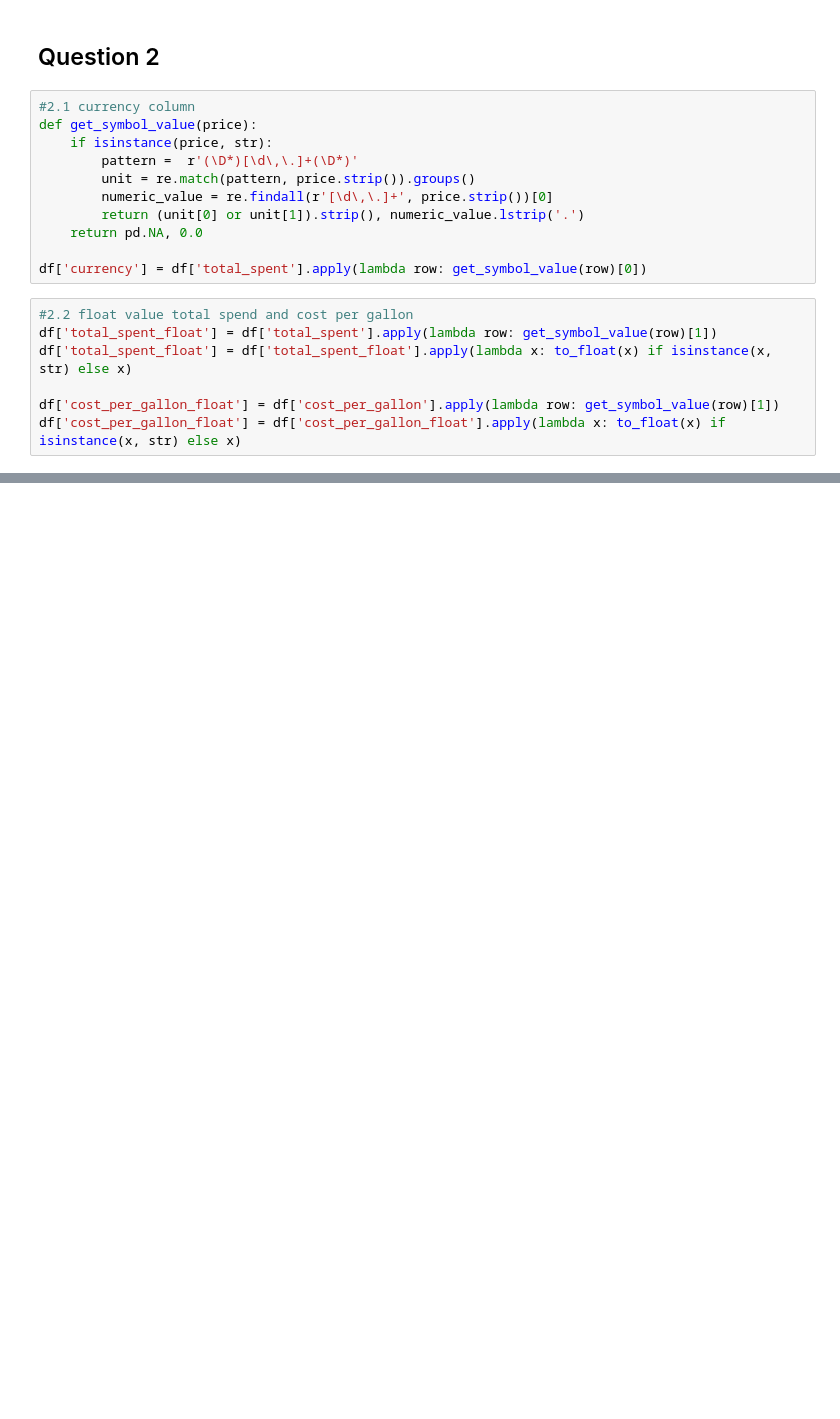
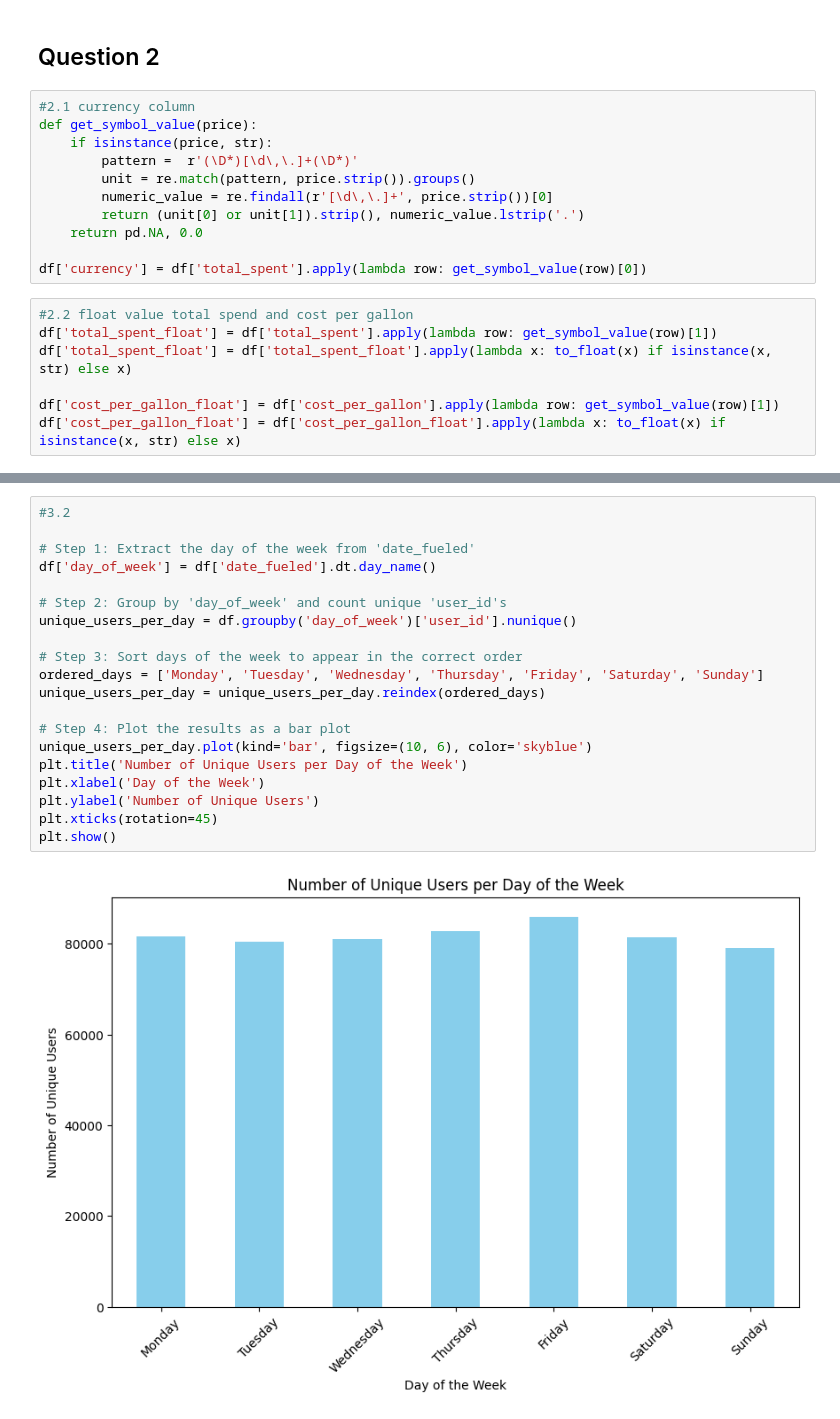
Before and after one commit to TumiJourdan/IDVE-Assignments, a Jupyter notebook: Assignment 1/main.ipynb, the cells around one changed output, grey strips where cells are left out. Cells and saved outputs as stored; diff of their text form; blank space fills up the shorter version.

```diff
--- a/Assignment 1/main.ipynb
+++ b/Assignment 1/main.ipynb
@@ -347,0 +385,22 @@ df['user_id'] = df['user_url'].apply(lambda row: get_user_info(row)[3])
+# %%
+#3.2
+
+# Step 1: Extract the day of the week from 'date_fueled'
+df['day_of_week'] = df['date_fueled'].dt.day_name()
+
+# Step 2: Group by 'day_of_week' and count unique 'user_id's
+unique_users_per_day = df.groupby('day_of_week')['user_id'].nunique()
+
+# Step 3: Sort days of the week to appear in the correct order
+ordered_days = ['Monday', 'Tuesday', 'Wednesday', 'Thursday', 'Friday', 'Saturday', 'Sunday']
+unique_users_per_day = unique_users_per_day.reindex(ordered_days)
+
+# Step 4: Plot the results as a bar plot
+unique_users_per_day.plot(kind='bar', figsize=(10, 6), color='skyblue')
+plt.title('Number of Unique Users per Day of the Week')
+plt.xlabel('Day of the Week')
+plt.ylabel('Number of Unique Users')
+plt.xticks(rotation=45)
+plt.show()
+# %% [output]
+[figure, added]
```
Also changed, not shown: parts of 8 cells of this notebook.
